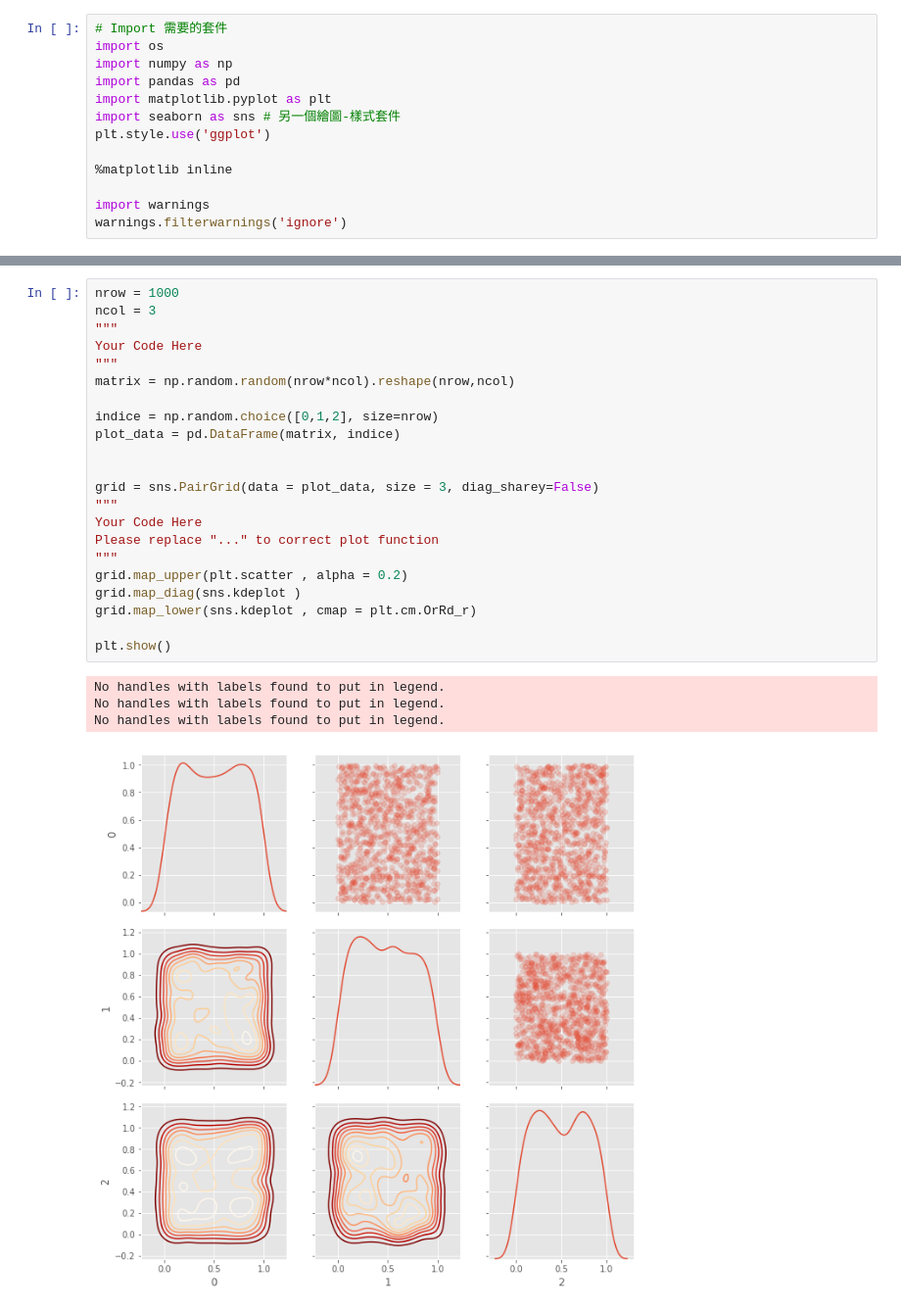
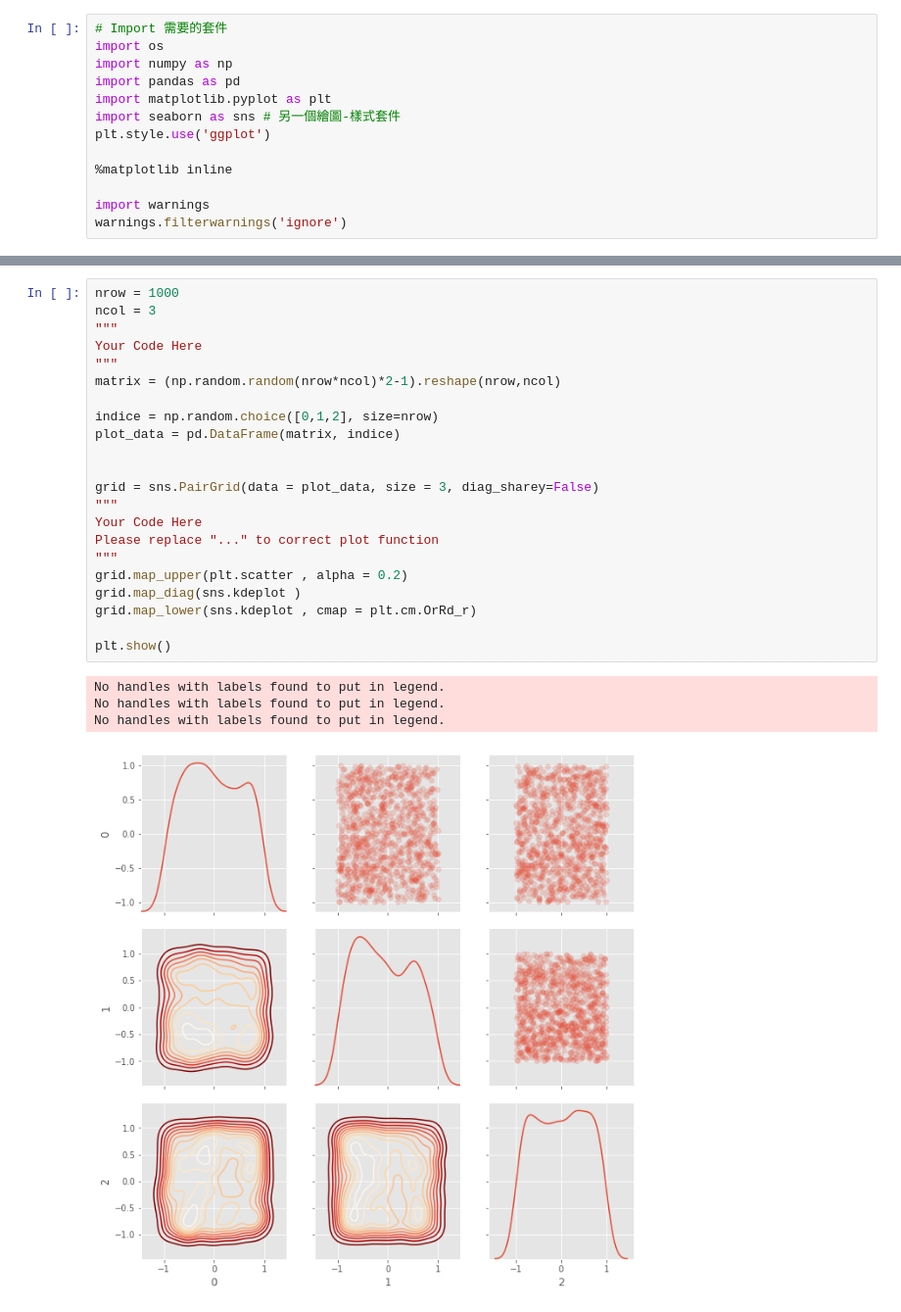
Before and after one commit to tan800630/ML100-Days, a Jupyter notebook: homework/Day_015_HW.ipynb, the cells around one changed output, grey strips where cells are left out. Shown: that part at 98% size. Drawn from its saved outputs; the diff is of its cells as text.

```diff
--- a/homework/Day_015_HW.ipynb
+++ b/homework/Day_015_HW.ipynb
@@ -34,30 +34,30 @@ plt.show()
 # %%
 nrow = 1000
 ncol = 3
 """
 Your Code Here
 """
-matrix = np.random.random(nrow*ncol).reshape(nrow,ncol)
+matrix = (np.random.random(nrow*ncol)*2-1).reshape(nrow,ncol)
 
 indice = np.random.choice([0,1,2], size=nrow)
 plot_data = pd.DataFrame(matrix, indice)
 
 
 grid = sns.PairGrid(data = plot_data, size = 3, diag_sharey=False)
 """
 Your Code Here
 Please replace "..." to correct plot function
 """
 grid.map_upper(plt.scatter , alpha = 0.2)
 grid.map_diag(sns.kdeplot )
 grid.map_lower(sns.kdeplot , cmap = plt.cm.OrRd_r)
 
 plt.show()
 # %% [output]
 No handles with labels found to put in legend.
 No handles with labels found to put in legend.
 No handles with labels found to put in legend.
-[figure, old version]
+[figure, new version]
 # %%
 nrow = 1000
 ncol = 3
```
Also changed, not shown: parts of 2 cells of this notebook.
